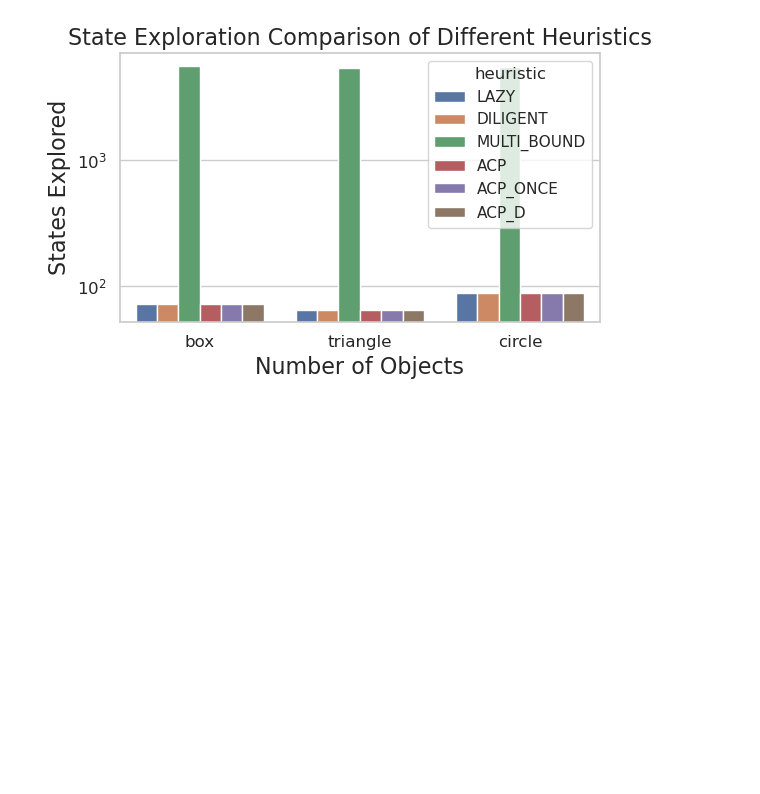
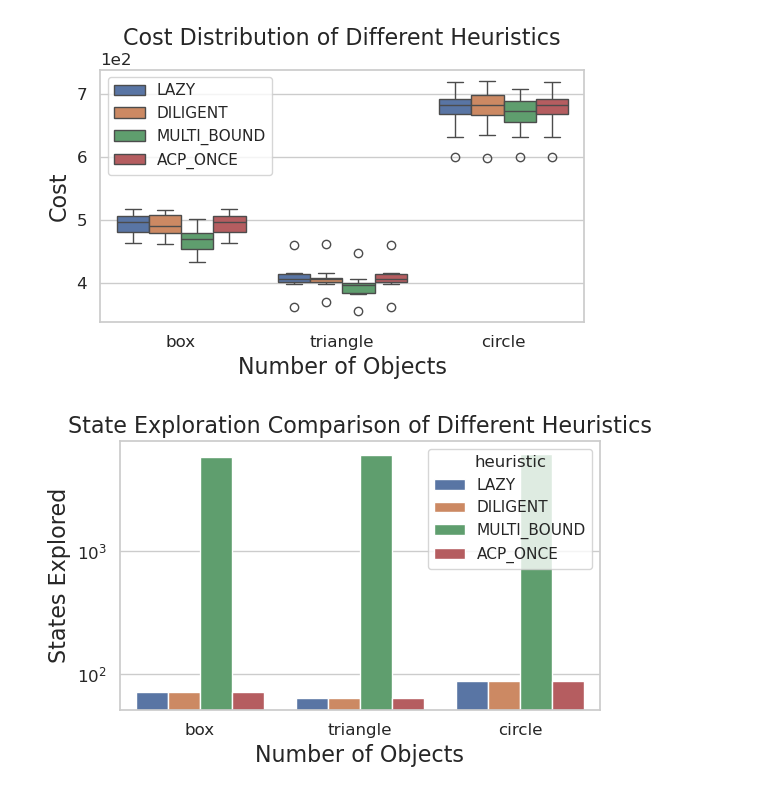
Before and after one commit to RareCentipede/modular_contruction_task_planner, a Jupyter notebook: modular_construction_task_planner/modular_construction_task_planner/scripts/plot_res.ipynb, the cells around one changed output. Saved outputs shown, nothing was run; the diff lists cells and outputs as text; code cells hidden in the pictures; blank space fills up the shorter version.

```diff
--- a/modular_construction_task_planner/modular_construction_task_planner/scripts/plot_res.ipynb
+++ b/modular_construction_task_planner/modular_construction_task_planner/scripts/plot_res.ipynb
@@ -49,6 +91,18 @@ plt.show()
+# %%
+fig, ax = plt.subplots(figsize=figsize)
+ax = sns.boxplot(data=ppm_res_filtered, x="problem", y="cost", hue="heuristic", ax=ax)
+ax.set_xlabel("Number of Objects")
+ax.set_ylabel("Cost")
+plt.ticklabel_format(style='sci', axis='y', scilimits=(0,0))
+ax.set_title("Cost Distribution of Different Heuristics")
+plt.tight_layout()
+plt.legend(loc='upper left')
+plt.show()
+# %% [output]
+[figure, added]
 # %%
 fig, ax = plt.subplots(figsize=figsize)
-ax = sns.barplot(data=ppm_res, x="problem", y="states_explored", hue="heuristic", ax=ax)
+ax = sns.barplot(data=ppm_res_filtered_mean_states, x="problem", y="states_explored", hue="heuristic", ax=ax)
 ax.set_xlabel("Number of Objects")
 ax.set_ylabel("States Explored")
 plt.ticklabel_format(style='sci', axis='y', scilimits=(0,0))
@@ -57,7 +111,7 @@ ax.set_title("State Exploration Comparison of Different Heuristics")
 plt.tight_layout()
 plt.show()
 # %% [output]
-[figure, old version]
+[figure, new version]
 # %%
 mb_cost_hist_df = pd.read_csv(f"{results_path}/planner_mb_planner_designed_structs_costs.csv")
 problems = mb_cost_hist_df['problem'].unique()
```
Also changed, not shown: parts of 7 cells of this notebook, 4 other files.
